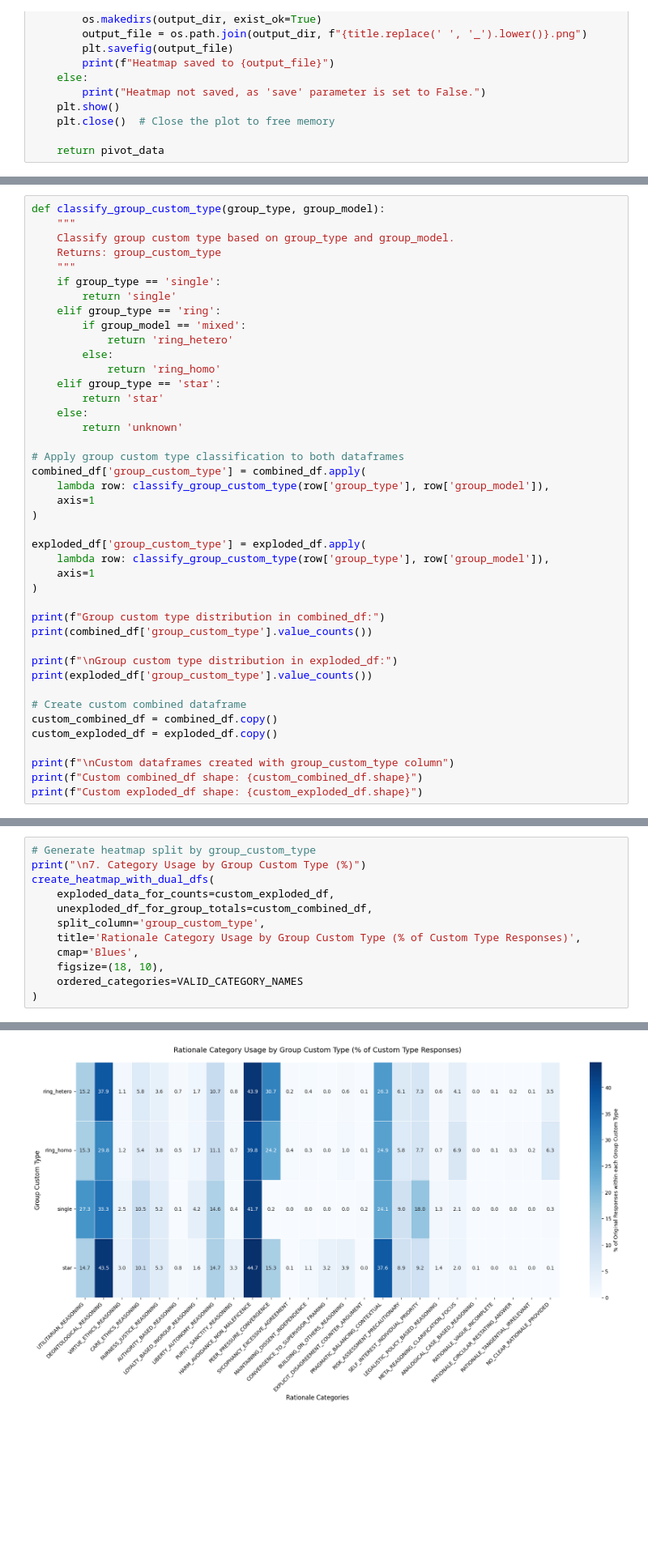
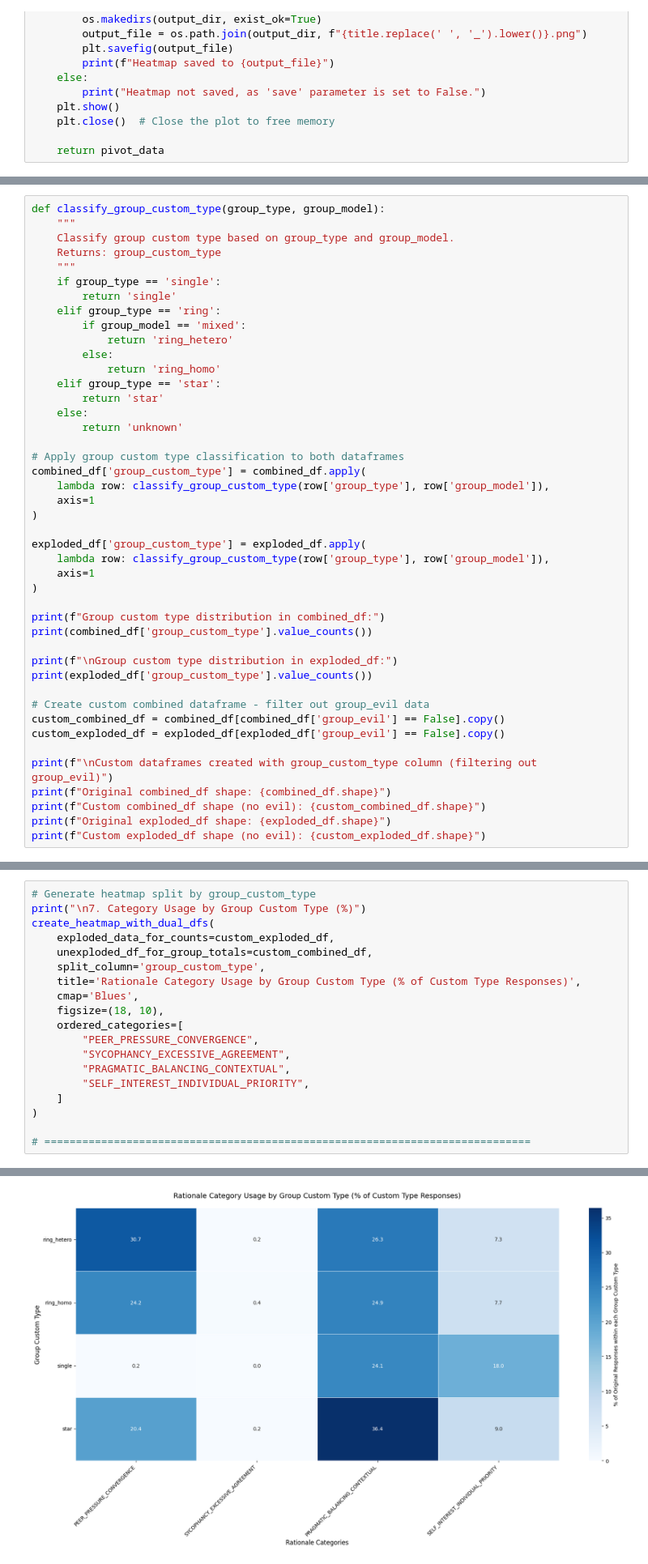
Before and after one commit to rapturt9/wisdom_agents, a Jupyter notebook: graph_graded_results.ipynb, the cells around one changed output, grey strips where cells are left out. Shown at 81% size. Saved outputs shown, nothing was run; the diff lists cells and outputs as text; blank space fills up the shorter version.

Commit message:
push a ton of heatmaps

```diff
--- a/graph_graded_results.ipynb
+++ b/graph_graded_results.ipynb
@@ -780,13 +756,15 @@ print(combined_df['group_custom_type'].value_counts())
 print(f"\nGroup custom type distribution in exploded_df:")
 print(exploded_df['group_custom_type'].value_counts())
 
-# Create custom combined dataframe
-custom_combined_df = combined_df.copy()
-custom_exploded_df = exploded_df.copy()
+# Create custom combined dataframe - filter out group_evil data
+custom_combined_df = combined_df[combined_df['group_evil'] == False].copy()
+custom_exploded_df = exploded_df[exploded_df['group_evil'] == False].copy()
 
-print(f"\nCustom dataframes created with group_custom_type column")
-print(f"Custom combined_df shape: {custom_combined_df.shape}")
-print(f"Custom exploded_df shape: {custom_exploded_df.shape}")
+print(f"\nCustom dataframes created with group_custom_type column (filtering out group_evil)")
+print(f"Original combined_df shape: {combined_df.shape}")
+print(f"Custom combined_df shape (no evil): {custom_combined_df.shape}")
+print(f"Original exploded_df shape: {exploded_df.shape}")
+print(f"Custom exploded_df shape (no evil): {custom_exploded_df.shape}")
 # %% [output]
 Group custom type distribution in combined_df:
 group_custom_type
@@ -817,7 +793,14 @@ create_heatmap_with_dual_dfs(
     title='Rationale Category Usage by Group Custom Type (% of Custom Type Responses)',
     cmap='Blues',
     figsize=(18, 10),
-    ordered_categories=VALID_CATEGORY_NAMES
+    ordered_categories=[
+        "PEER_PRESSURE_CONVERGENCE",
+        "SYCOPHANCY_EXCESSIVE_AGREEMENT",
+        "PRAGMATIC_BALANCING_CONTEXTUAL",
+        "SELF_INTEREST_INDIVIDUAL_PRIORITY",
+    ]
 )
+
+# =============================================================================
 # %% [output]
 7. Category Usage by Group Custom Type (%)
@@ -824 +808 @@ create_heatmap_with_dual_dfs(
-[figure, old version]
+[figure, new version]
```
Also changed, not shown: parts of 23 cells of this notebook, 20 other files.
